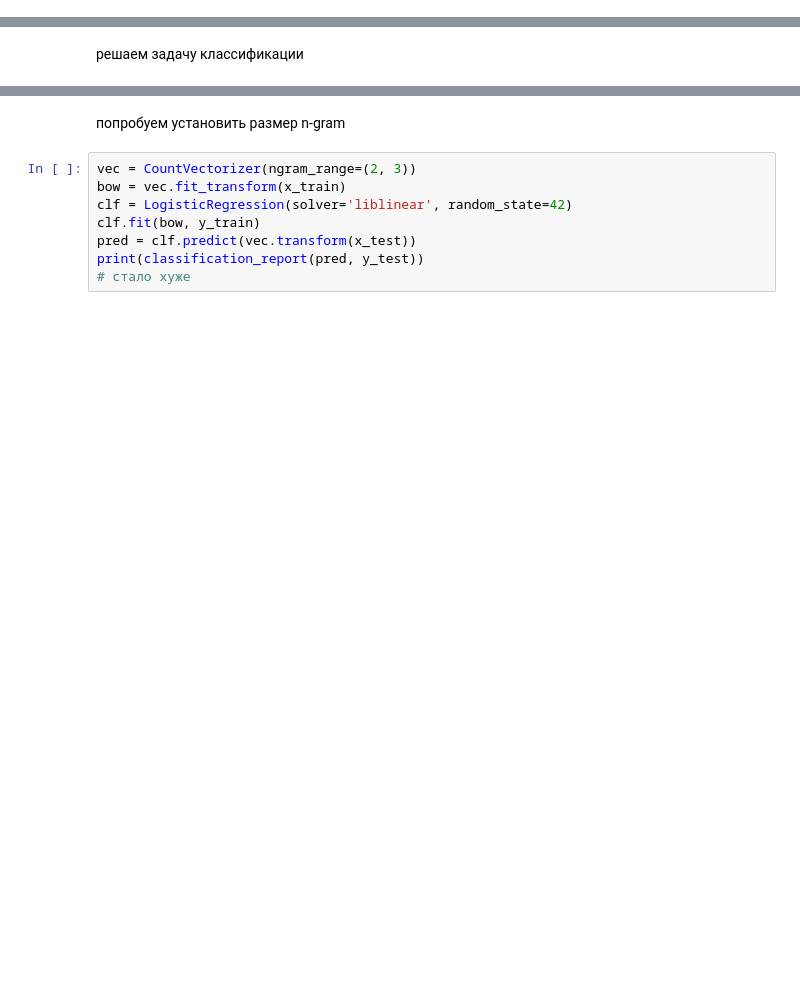
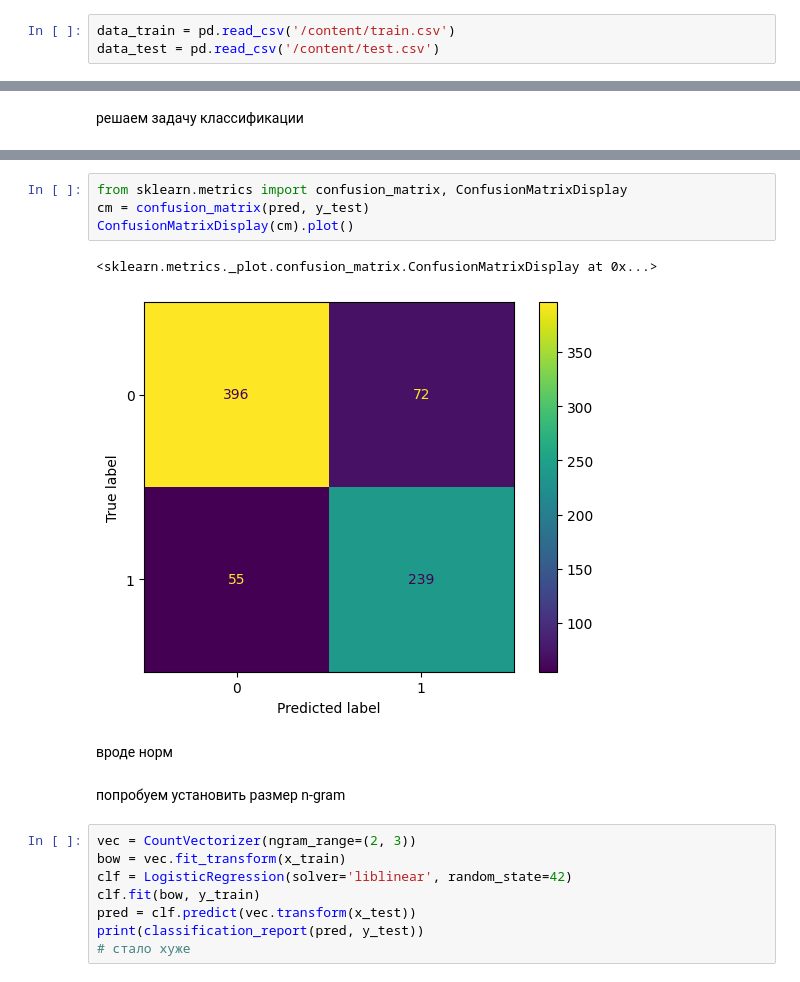
Before and after one commit to resonansss/oop_project, a Jupyter notebook: kaggleNLP.ipynb, the cells around one changed output, grey strips where cells are left out. Saved outputs shown, nothing was run; the diff lists cells and outputs as text; blank space fills up the shorter version.

```diff
--- a/kaggleNLP.ipynb
+++ b/kaggleNLP.ipynb
@@ -76,2 +67,5 @@ data_test = pd.read_csv('/content/test.csv')
+# %%
+data_train = pd.read_csv('/content/train.csv')
+data_test = pd.read_csv('/content/test.csv')
 # %%
 data_train.head()
@@ -129,3 +159,12 @@ print(classification_report(pred, y_test))
+# %%
+from sklearn.metrics import confusion_matrix, ConfusionMatrixDisplay
+cm = confusion_matrix(pred, y_test)
+ConfusionMatrixDisplay(cm).plot()
+# %% [output]
+<sklearn.metrics._plot.confusion_matrix.ConfusionMatrixDisplay at 0x...>
+[figure, added]
+# %% [markdown]
+вроде норм
 # %% [markdown]
 попробуем установить размер n-gram
 # %%
```
Also changed, not shown: parts of 36 cells of this notebook, 3 other files.
